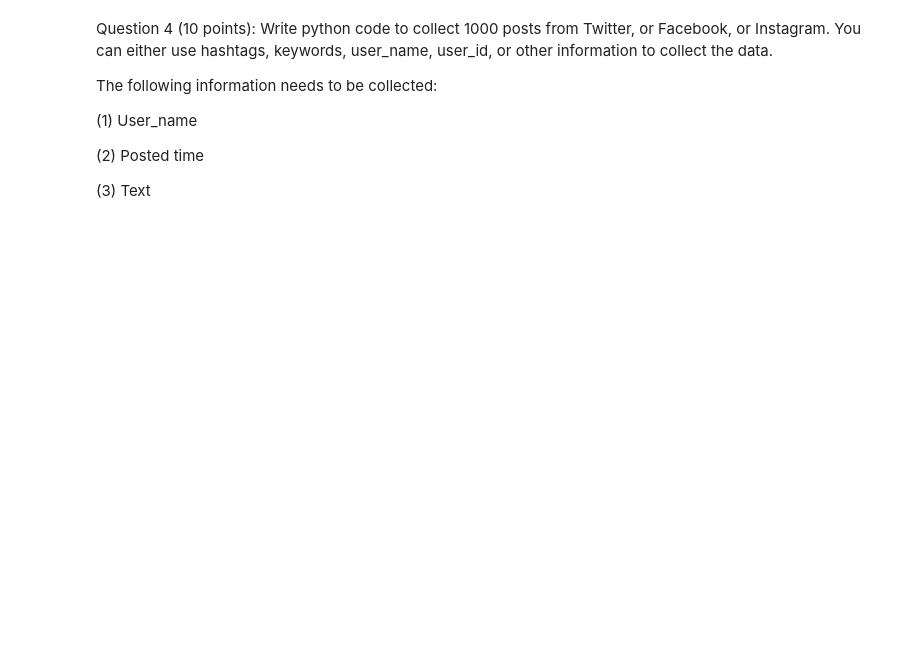
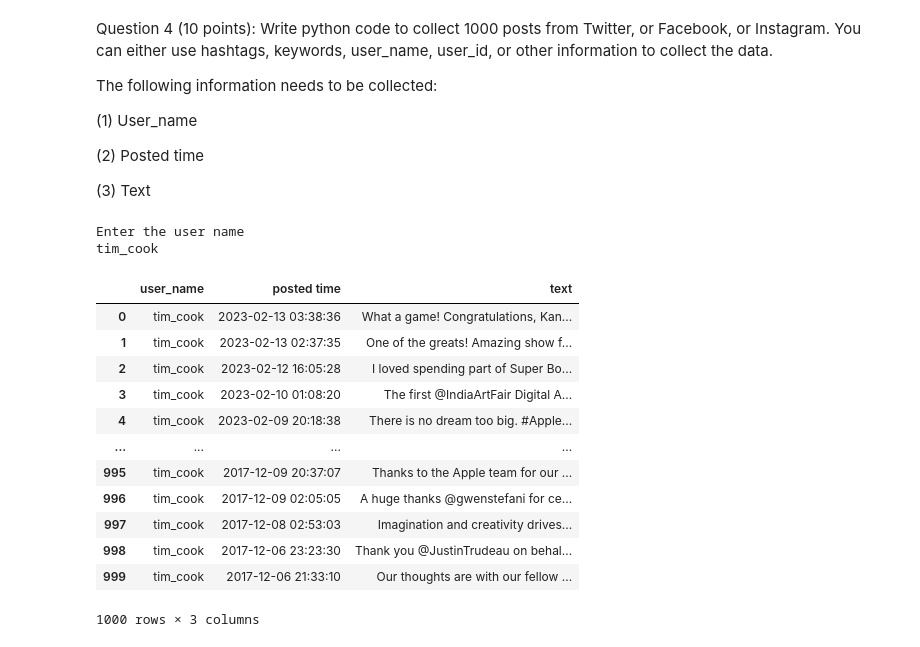
Before and after one commit to PuppalaKarthik/karthik_INFO5731_Spring2023, a Jupyter notebook: In_class_exercise/In_class_exercise_02_02072023.ipynb, the cells around one changed output. Drawn from its saved outputs; the diff is of its cells as text; code cells hidden in the pictures; blank space fills up the shorter version.

```diff
--- a/In_class_exercise/In_class_exercise_02_02072023.ipynb
+++ b/In_class_exercise/In_class_exercise_02_02072023.ipynb
@@ -159,0 +234,49 @@ The following information needs to be collected:
+# %%
+# You code here (Please add comments in the code):
+
+import pandas as pd
+import numpy as np
+import tweepy
+from tweepy import OAuthHandler
+import requests
+import json
+
+
+# Secret Keys
+
+consumer_key ="2Em7SxlX9jPMfL4x97r3zMO0x"
+consumer_secret = "sVbJzekKuiAgq83Y7gCwNVbSowqQokGVzWexKHl2cXIPceWtSd"
+access_token ="1439767876962029572-uUMt8oWRyzj9ilE5zk4uYbL93sCMPT"
+access_token_secret = "oydIGymn9bS767FVEMawE9GyGAnMmBJfaY2XXKmHnmliF"
+
+# Authorization
+auth = tweepy.OAuthHandler(consumer_key, consumer_secret)
+auth.set_access_token(access_token, access_token_secret)
+
+api_auth = tweepy.API(auth,wait_on_rate_limit=True)
+user_name =str(input("Enter the user name\n"))
+
+# Pagination cursor initialization
+tweepy_cursor = tweepy.Cursor(api_auth.user_timeline, id=user_name).items(1000)
+
+tweets_list = [[user_name ,tweet.created_at, tweet.text] for tweet in tweepy_cursor]
+
+tweets_df = pd.DataFrame(tweets_list)
+tweets_df.columns=['user_name','posted time','text']
+tweets_df
+# %% [output]
+Enter the user name
+tim_cook
+|  | user_name | posted time | text |
+| 0 | tim_cook | 2023-02-13 03:38:36 | What a game! Congratulations, Kan... |
+| 1 | tim_cook | 2023-02-13 02:37:35 | One of the greats! Amazing show f... |
+| 2 | tim_cook | 2023-02-12 16:05:28 | I loved spending part of Super Bo... |
+| 3 | tim_cook | 2023-02-10 01:08:20 | The first @IndiaArtFair Digital A... |
+| 4 | tim_cook | 2023-02-09 20:18:38 | There is no dream too big. #Apple... |
+| ... | ... | ... | ... |
+| 995 | tim_cook | 2017-12-09 20:37:07 | Thanks to the Apple team for our ... |
+| 996 | tim_cook | 2017-12-09 02:05:05 | A huge thanks @gwenstefani for ce... |
+| 997 | tim_cook | 2017-12-08 02:53:03 | Imagination and creativity drives... |
+| 998 | tim_cook | 2017-12-06 23:23:30 | Thank you @JustinTrudeau on behal... |
+| 999 | tim_cook | 2017-12-06 21:33:10 | Our thoughts are with our fellow ... |
+1000 rows × 3 columns
```
Also changed, not shown: parts of 15 cells of this notebook.
